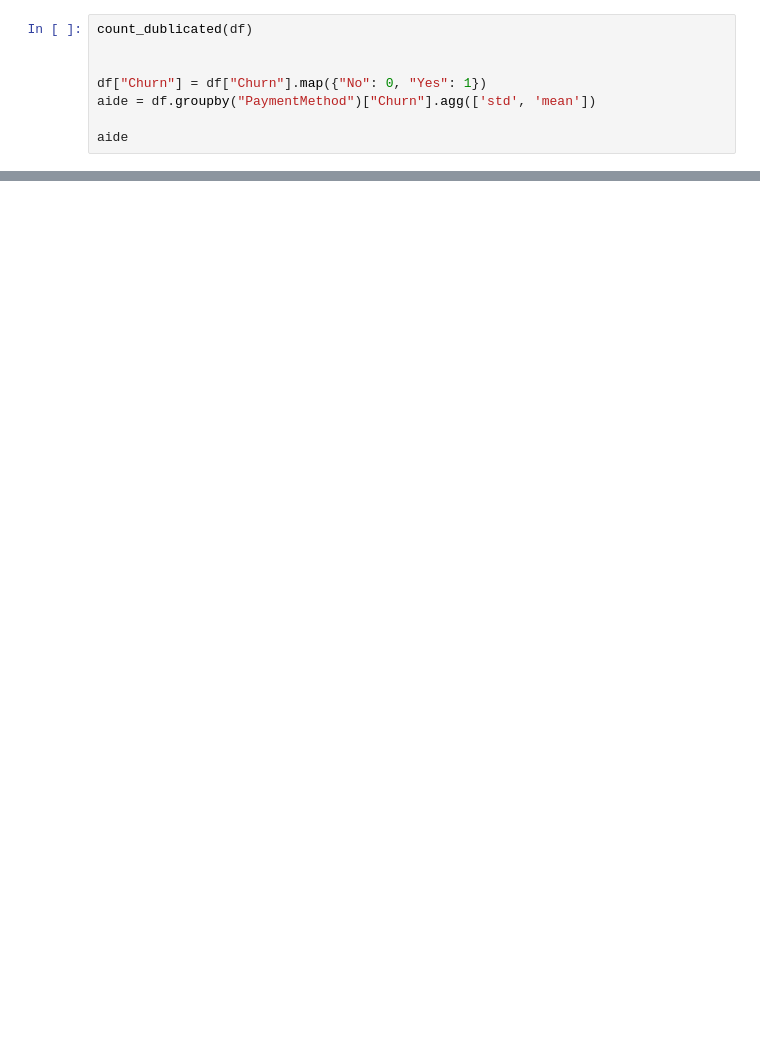
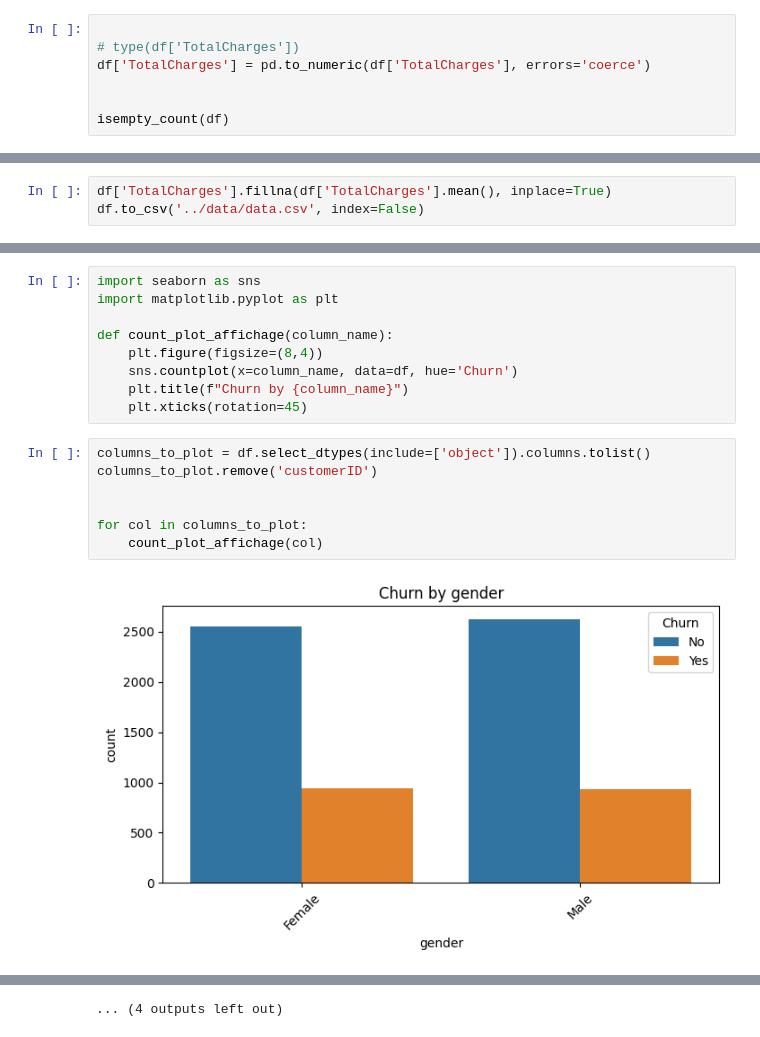
Before and after one commit to manalfarouq/Pr-diction-du-Churn-Client-d-sabonnement-, a Jupyter notebook: src/main.ipynb, the cells around one changed output, grey strips where cells are left out. Drawn from its saved outputs; the diff is of its cells as text; blank space fills up the shorter version.

```diff
--- a/src/main.ipynb
+++ b/src/main.ipynb
@@ -56,9 +71,8 @@ df
 # %%
-count_dublicated(df)
+
+# type(df['TotalCharges'])
+df['TotalCharges'] = pd.to_numeric(df['TotalCharges'], errors='coerce')
 
 
-df["Churn"] = df["Churn"].map({"No": 0, "Yes": 1})
-aide = df.groupby("PaymentMethod")["Churn"].agg(['std', 'mean'])
-
-aide
+isempty_count(df)
 # %% [output]
@@ -70,0 +96,3 @@ aide
+# %%
+df['TotalCharges'].fillna(df['TotalCharges'].mean(), inplace=True)
+df.to_csv('../data/data.csv', index=False)
@@ -70,0 +127,18 @@ aide
+# %%
+import seaborn as sns
+import matplotlib.pyplot as plt
+
+def count_plot_affichage(column_name):
+    plt.figure(figsize=(8,4))
+    sns.countplot(x=column_name, data=df, hue='Churn')
+    plt.title(f"Churn by {column_name}")
+    plt.xticks(rotation=45)
+# %%
+columns_to_plot = df.select_dtypes(include=['object']).columns.tolist()
+columns_to_plot.remove('customerID')
+
+
+for col in columns_to_plot:
+    count_plot_affichage(col)
+# %% [output]
+[figure, added]
@@ -70,0 +156 @@ aide
+... (4 outputs left out)
```
Also changed, not shown: parts of 14 cells of this notebook, 3 other files.
